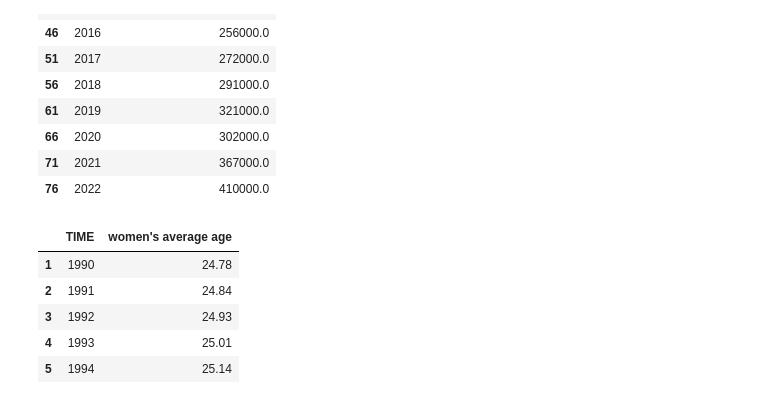
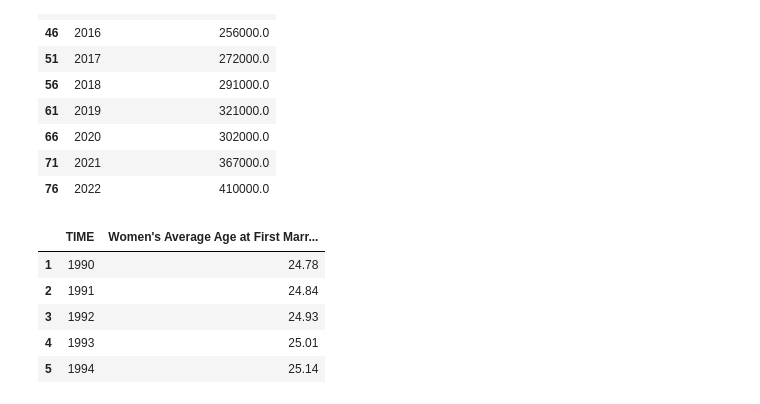
Before and after one commit to ikkjun/Declining_Fertility_Rates, a Jupyter notebook: Declining_Fertility_Rates.ipynb, the cells around one changed output. Saved outputs shown, nothing was run; the diff lists cells and outputs as text; code cells hidden in the pictures.

```diff
--- a/Declining_Fertility_Rates.ipynb
+++ b/Declining_Fertility_Rates.ipynb
@@ -185,14 +185,14 @@ df_wip_kor['Women In Politics'] = df_wip_kor['Women In Politics'].astype(float)
 # %%
 df_wafm = pd.read_csv("/Users/ikjuncho/Documents/GitHub/Declining_Fertility_Rates/women's average age at first marriage .csv")
 df_wafm = df_wafm.T.reset_index()
 df_wafm = df_wafm[['index',1]]
-df_wafm.columns = ['TIME', "women's average age"]
+df_wafm.columns = ['TIME', "Women's Average Age at First Marriage"]
 df_wafm = df_wafm.iloc[1:]
 df_wafm['TIME'] = pd.to_numeric(df_wafm['TIME'])
-df_wafm["women's average age"] = df_wafm["women's average age"].astype(float)
+df_wafm["Women's Average Age at First Marriage"] = df_wafm["Women's Average Age at First Marriage"].astype(float)
 df_wafm.head()
 # %% [output]
-|  | TIME | women's average age |
+|  | TIME | Women's Average Age at First Marr... |
 | 1 | 1990 | 24.78 |
 | 2 | 1991 | 24.84 |
 | 3 | 1992 | 24.93 |
```
Also changed, not shown: parts of 9 cells of this notebook.
